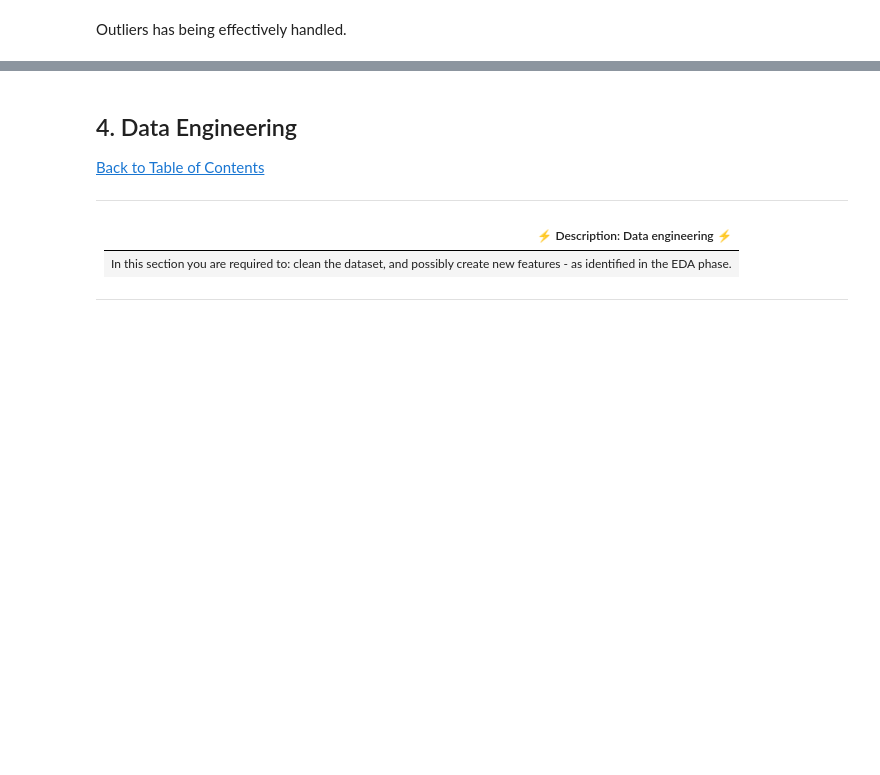
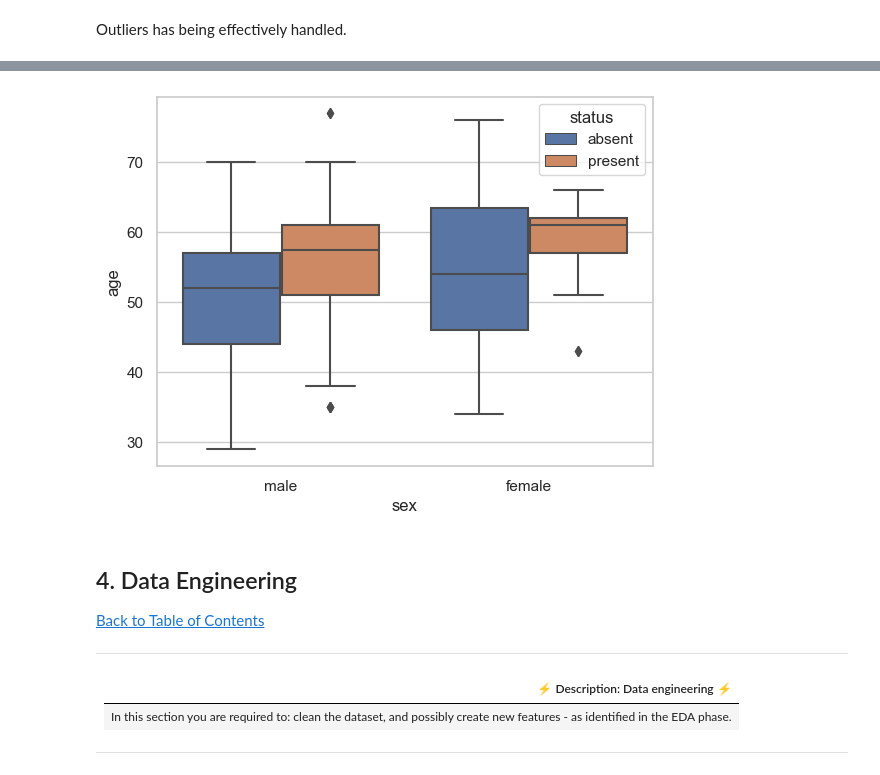
Before and after one commit to Johnnysnipes90/Datascience-Projects, a Jupyter notebook: Notebook.ipynb, the cells around one changed output, grey strips where cells are left out. Drawn from its saved outputs; the diff is of its cells as text; code cells hidden in the pictures; blank space fills up the shorter version.

```diff
--- a/Notebook.ipynb
+++ b/Notebook.ipynb
@@ -591,3 +627,8 @@ Outliers has being effectively handled.
+# %%
+sns.boxplot(x='sex', y='age', hue='status', data=df_corrected_yeo_johnson)
+plt.show()
+# %% [output]
+[figure, added]
 # %% [markdown]
 <a id="four"></a>
 ## 4. Data Engineering
```
Also changed, not shown: parts of 11 cells of this notebook.
